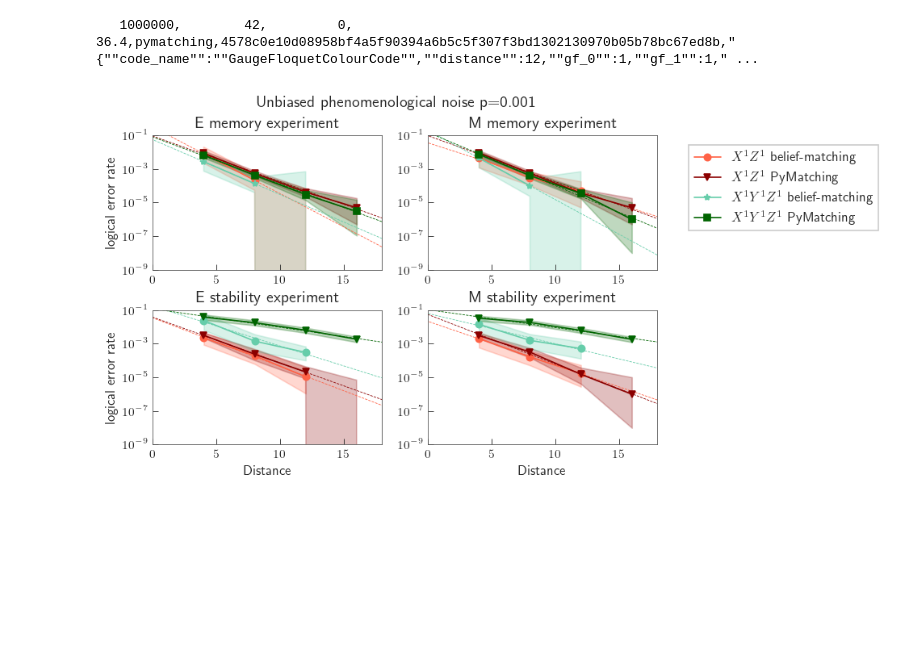
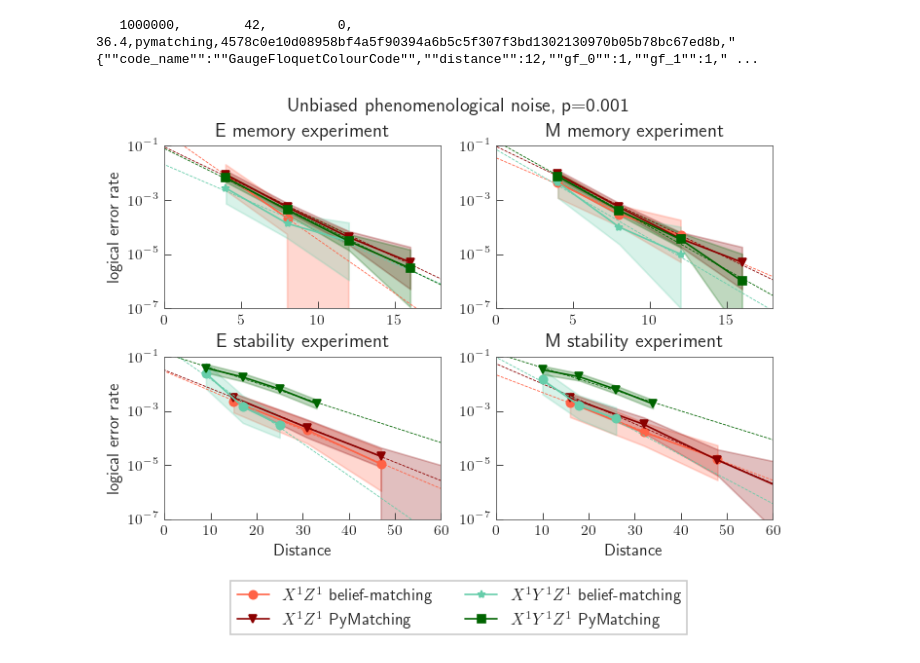
Before and after one commit to peter-janderks/floquet_colour_codes_numerics, a Jupyter notebook: heatmap/teraquop_linefit_plots.ipynb, the cells around one changed output. Drawn from its saved outputs; the diff is of its cells as text; code cells hidden in the pictures; blank space fills up the shorter version.

```diff
--- a/heatmap/teraquop_linefit_plots.ipynb
+++ b/heatmap/teraquop_linefit_plots.ipynb
@@ -138,7 +138,7 @@ sinter.plot_error_rate(ax=axes[0][1], stats=stats_memory_z_pymatching,
     )
 
 sinter.plot_error_rate(ax=axes[1][0], stats=stats_stability_x_pymatching,
-                        x_func=  lambda stat: stat.json_metadata['distance'],
+                        x_func=  lambda stat: distance_to_rounds_XZ(stat.json_metadata['distance'], 'X'),
                         group_func= g_func,
                         filter_func= lambda stat: stat.json_metadata['gf_2'] == 0,
                         plot_args_func=plot_args_func,
@@ -148,7 +148,7 @@ sinter.plot_error_rate(ax=axes[1][0], stats=stats_stability_x_pymatching,
     )
 
 sinter.plot_error_rate(ax=axes[1][0], stats=stats_stability_x_pymatching,
-                        x_func= lambda stat: stat.json_metadata['distance'],
+                        x_func= lambda stat: distance_to_rounds_XYZ(stat.json_metadata['distance'], 'X'),
                         group_func= g_func,
                         filter_func= lambda stat: stat.json_metadata['gf_2'] == 1,
                         plot_args_func=plot_args_func,
@@ -158,7 +158,7 @@ sinter.plot_error_rate(ax=axes[1][0], stats=stats_stability_x_pymatching,
 
 
 sinter.plot_error_rate(ax=axes[1][1], stats=stats_stability_z_pymatching,
-                        x_func=  lambda stat: stat.json_metadata['distance'],
+                        x_func=  lambda stat: distance_to_rounds_XZ(stat.json_metadata['distance'], 'Z'),
                         group_func= g_func,
                         filter_func= lambda stat: stat.json_metadata['gf_2'] == 0,
                         plot_args_func=plot_args_func,
@@ -167,39 +167,42 @@ sinter.plot_error_rate(ax=axes[1][1], stats=stats_stability_z_pymatching,
     )
 
 sinter.plot_error_rate(ax=axes[1][1], stats=stats_stability_z_pymatching,
-                        x_func= lambda stat: stat.json_metadata['distance'],
+                        x_func= lambda stat: distance_to_rounds_XYZ(stat.json_metadata['distance'], 'Z'),
                         group_func= g_func,
                         filter_func= lambda stat: stat.json_metadata['gf_2'] == 1,
                         plot_args_func=plot_args_func,
                         line_fits=('linear', 'log')
 
     )
 
 for ax in axes.flatten():
     ax.set_yscale('log')
-    ax.set_xlim(0,18)
-    ax.set_ylim(1e-9, 1e-1)
+    ax.set_ylim(1e-7, 1e-1)
 #    ax.set_markersize(10)
-fig.suptitle('Unbiased phenomenological noise p=0.001')
+for ax in axes[0]:
+    ax.set_xlim(0, 18)
+
+for ax in axes[1]:
+    ax.set_xlim(0, 60)
+fig.suptitle('Unbiased phenomenological noise, p=0.001')
 #axes.title('linefit plots unbiased phenomenological noise p=0.0001')
 
 axes[1][0].set_xlabel('Distance')
 axes[1][1].set_xlabel('Distance')
 axes[0][0].set_ylabel('logical error rate')
 axes[1][0].set_ylabel('logical error rate')
 
 axes[0][0].set_title('E memory experiment')
 axes[0][1].set_title('M memory experiment')
 axes[1][0].set_title('E stability experiment')
 axes[1][1].set_title('M stability experiment')
 
 handles, labels = axes[0][0].get_legend_handles_labels()
 labels = ['$X^1Z^1$ belief-matching', '$X^1Z^1$ PyMatching', '$X^1Y^1Z^1$ belief-matching', '$X^1Y^1Z^1$ PyMatching']
-fig.legend(handles, labels, bbox_to_anchor=(1.25, 0.75), loc='center right')
-
+fig.legend(handles, labels, bbox_to_anchor=(0.5, 0), loc='upper center', ncol=2)
 plt.subplots_adjust(hspace=0.3)
 plt.savefig(f"plots/X1Y1Z1_X1Z1_teraquop_linefits.pdf", bbox_inches='tight')
 
 plt.show()
 # %% [output]
-[figure, old version]
+[figure, new version]
```
Also changed, not shown: 15 other files.
